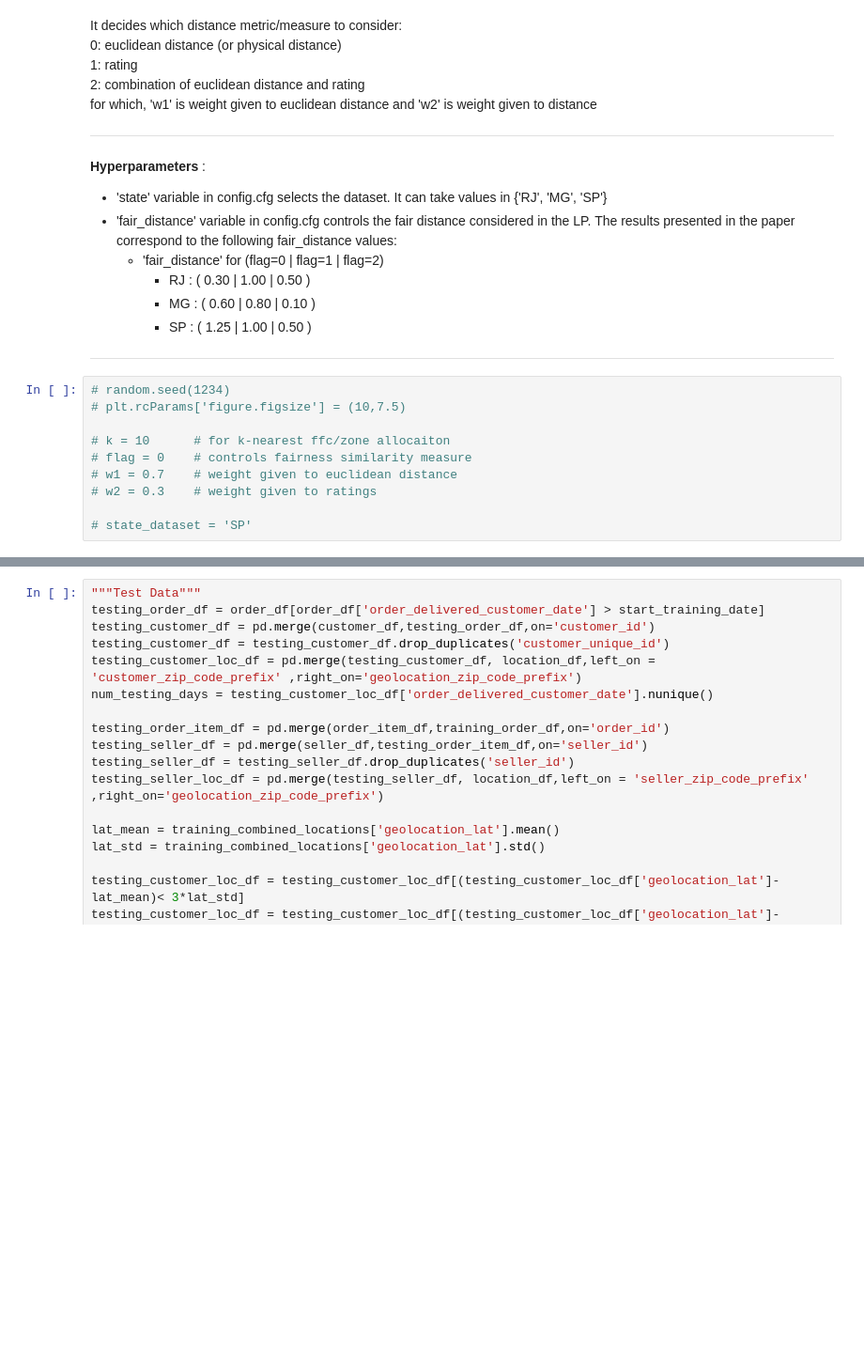
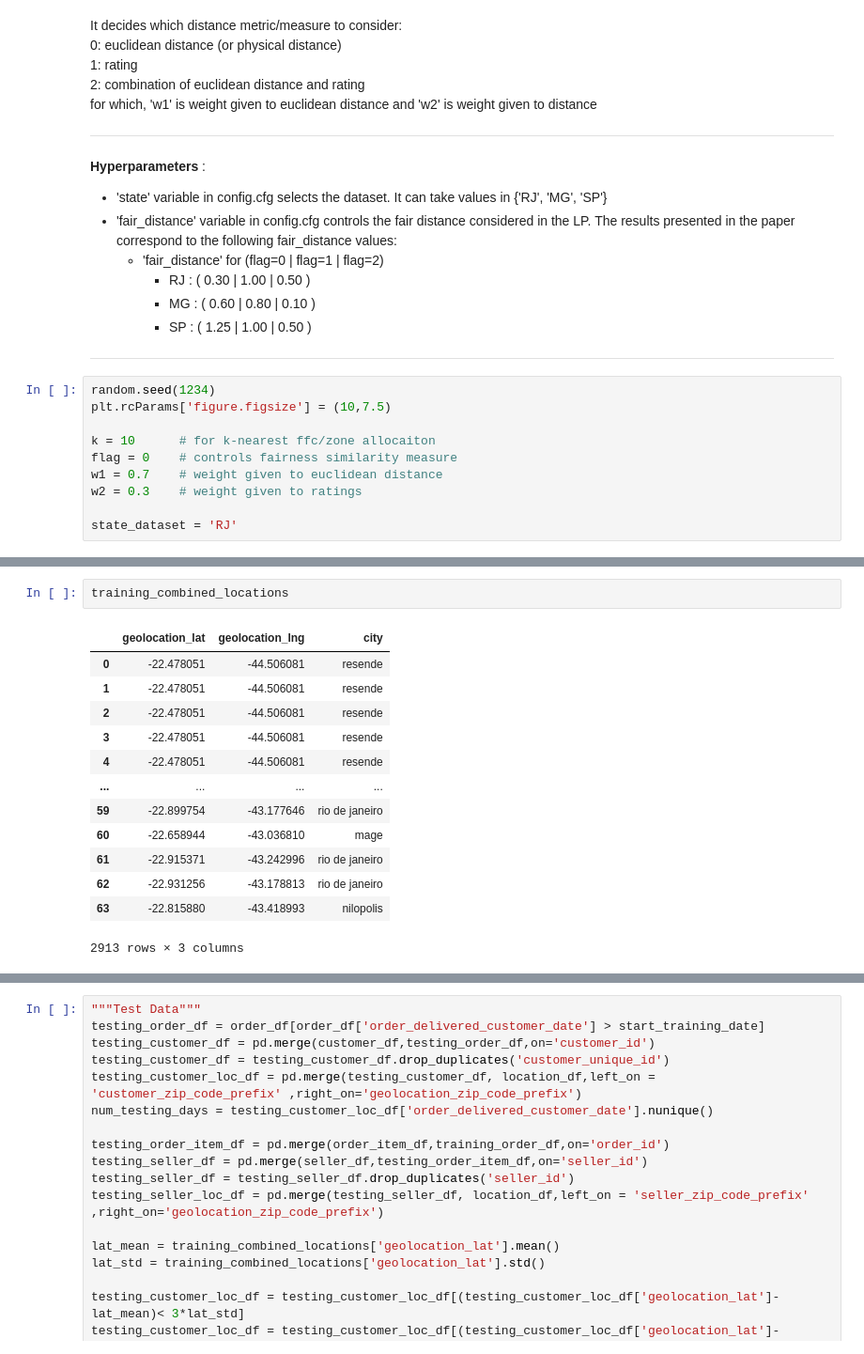
Before and after one commit to ddsb01/FairAssign, a Jupyter notebook: e-commerce/ecomm.ipynb, the cells around one changed output, grey strips where cells are left out. Shown at 94% size. Drawn from its saved outputs; the diff is of its cells as text; blank space fills up the shorter version.

```diff
--- a/e-commerce/ecomm.ipynb
+++ b/e-commerce/ecomm.ipynb
@@ -62,14 +65,14 @@ It decides which distance metric/measure to consider:
 
 ---
 # %%
-# random.seed(1234)
-# plt.rcParams['figure.figsize'] = (10,7.5)
+random.seed(1234)
+plt.rcParams['figure.figsize'] = (10,7.5)
 
-# k = 10      # for k-nearest ffc/zone allocaiton
-# flag = 0    # controls fairness similarity measure
-# w1 = 0.7    # weight given to euclidean distance
-# w2 = 0.3    # weight given to ratings
+k = 10      # for k-nearest ffc/zone allocaiton
+flag = 0    # controls fairness similarity measure
+w1 = 0.7    # weight given to euclidean distance
+w2 = 0.3    # weight given to ratings
 
-# state_dataset = 'SP'
+state_dataset = 'RJ'
 # %%
 if state_dataset=='RJ':
@@ -177,3 +179,19 @@ training_combined_locations = pd.concat([training_customer_locations,training_se
+# %%
+training_combined_locations
+# %% [output]
+|  | geolocation_lat | geolocation_lng | city |
+| 0 | -22.478051 | -44.506081 | resende |
+| 1 | -22.478051 | -44.506081 | resende |
+| 2 | -22.478051 | -44.506081 | resende |
+| 3 | -22.478051 | -44.506081 | resende |
+| 4 | -22.478051 | -44.506081 | resende |
+| ... | ... | ... | ... |
+| 59 | -22.899754 | -43.177646 | rio de janeiro |
+| 60 | -22.658944 | -43.036810 | mage |
+| 61 | -22.915371 | -43.242996 | rio de janeiro |
+| 62 | -22.931256 | -43.178813 | rio de janeiro |
+| 63 | -22.815880 | -43.418993 | nilopolis |
+2913 rows × 3 columns
 # %%
 """Finding maximum and minimum capacity of a warehouse for training data"""
 lis = ['geolocation_lat','geolocation_lng']
```
Also changed, not shown: parts of 19 cells of this notebook.
